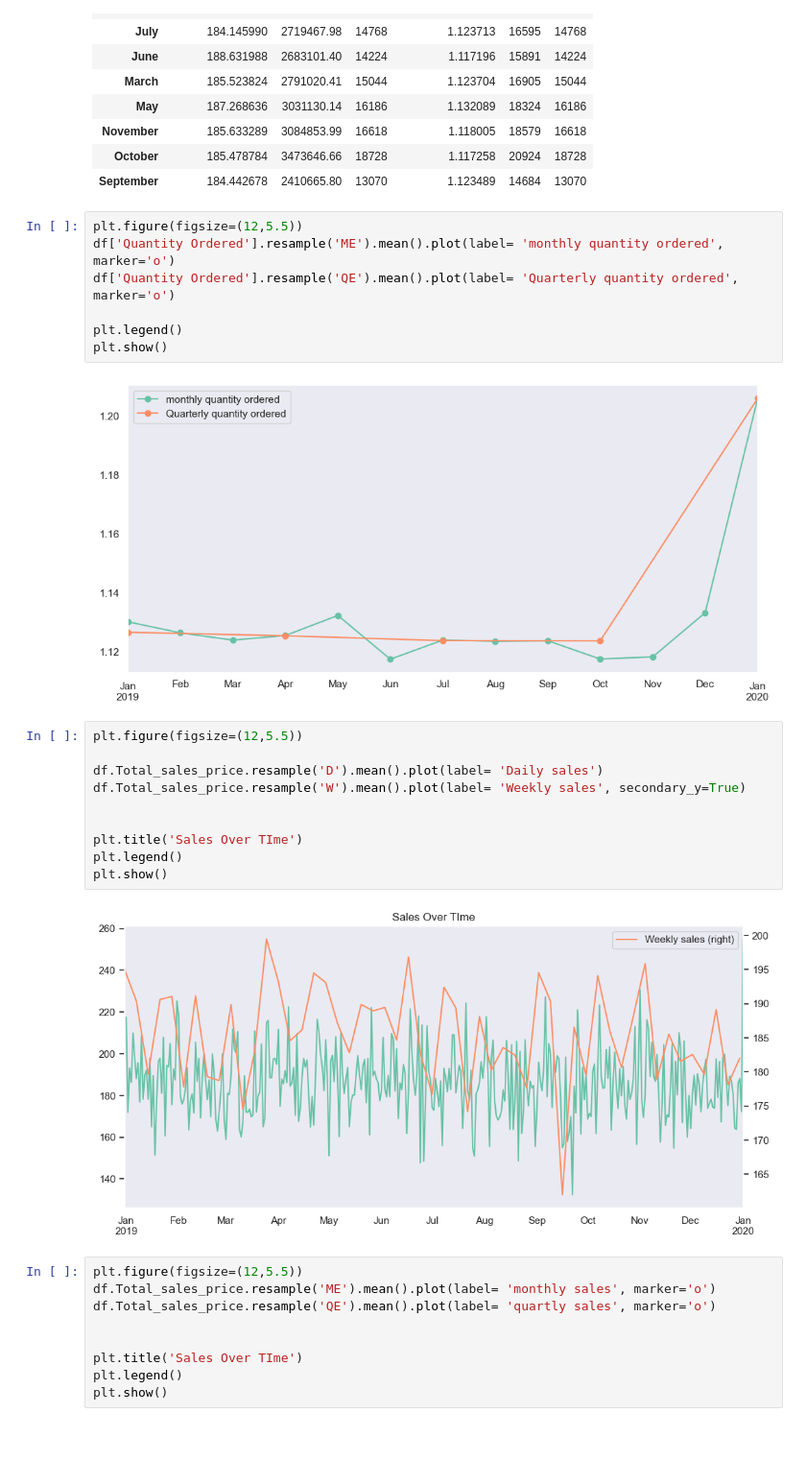
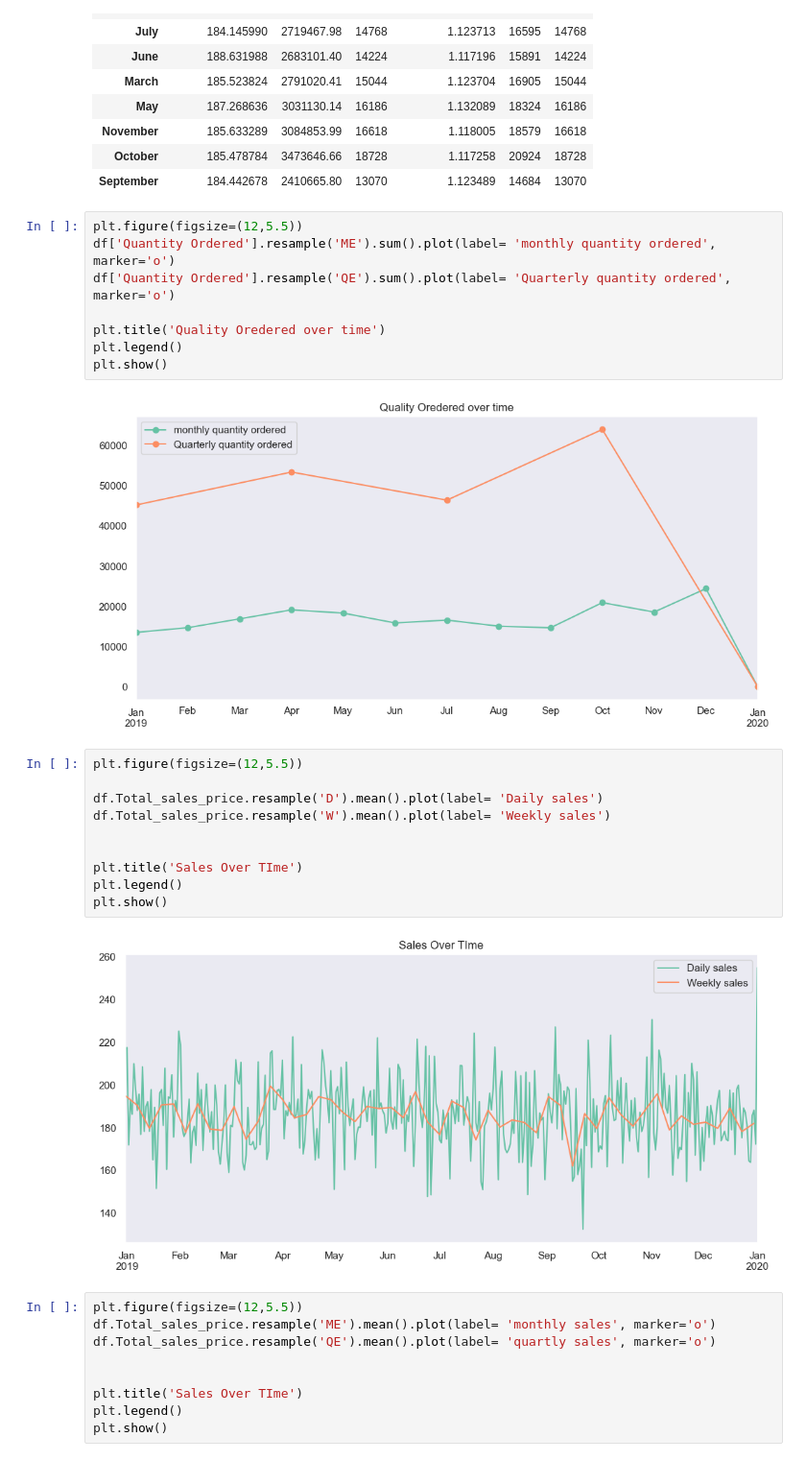
Before and after one commit to steve1-1269/sales-data-analysis, a Jupyter notebook: main.ipynb, the cells around one changed output. Shown at 96% size. Drawn from its saved outputs; the diff is of its cells as text; blank space fills up the shorter version.

```diff
--- a/main.ipynb
+++ b/main.ipynb
@@ -401,25 +396,26 @@ df.groupby('month')[['Total_sales_price','Quantity Ordered']].agg(['mean','sum',
 | September | 184.442678 | 2410665.80 | 13070 | 1.123489 | 14684 | 13070 |
 # %%
 plt.figure(figsize=(12,5.5))
-df['Quantity Ordered'].resample('ME').mean().plot(label= 'monthly quantity ordered', marker='o')
-df['Quantity Ordered'].resample('QE').mean().plot(label= 'Quarterly quantity ordered', marker='o')
+df['Quantity Ordered'].resample('ME').sum().plot(label= 'monthly quantity ordered', marker='o')
+df['Quantity Ordered'].resample('QE').sum().plot(label= 'Quarterly quantity ordered', marker='o')
 
+plt.title('Quality Oredered over time')
 plt.legend()
 plt.show()
 # %% [output]
-[figure, old version]
+[figure, new version]
 # %%
 plt.figure(figsize=(12,5.5))
 
 df.Total_sales_price.resample('D').mean().plot(label= 'Daily sales')
-df.Total_sales_price.resample('W').mean().plot(label= 'Weekly sales', secondary_y=True)
+df.Total_sales_price.resample('W').mean().plot(label= 'Weekly sales')
 
 
 plt.title('Sales Over TIme')
 plt.legend()
 plt.show()
 # %% [output]
-[figure, old version]
+[figure, new version]
 # %%
 plt.figure(figsize=(12,5.5))
 df.Total_sales_price.resample('ME').mean().plot(label= 'monthly sales', marker='o')
```
Also changed, not shown: parts of 4 cells of this notebook.
